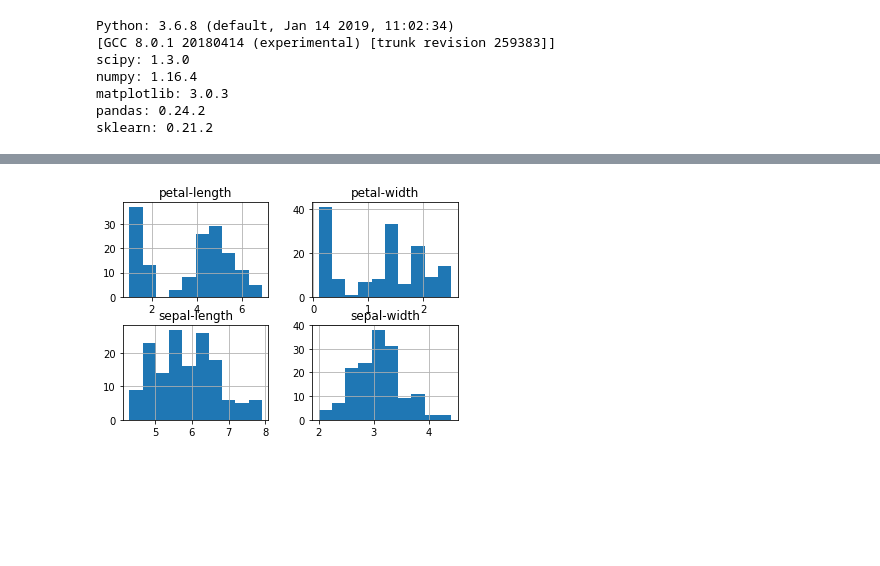
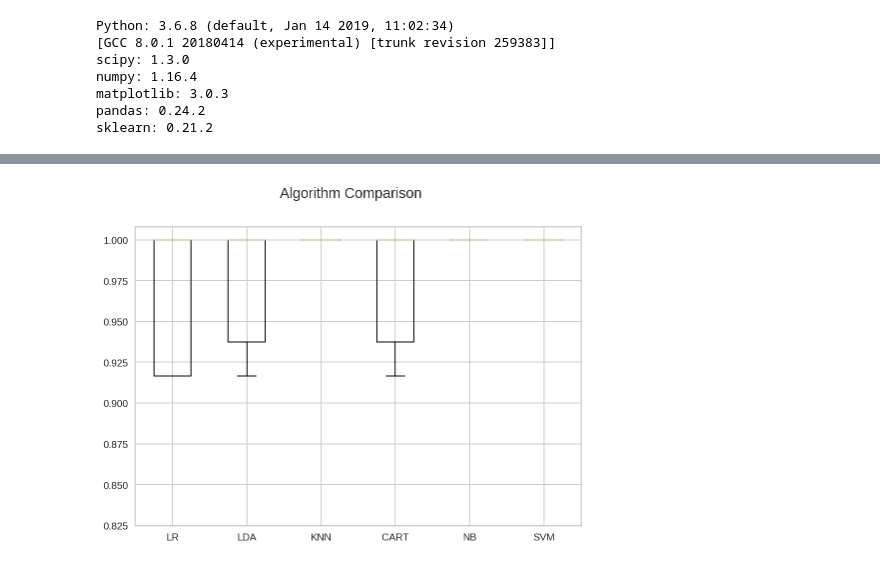
Before and after one commit to ankithmenon/ml_iris_dataset, a Jupyter notebook: ml_iris_dataset.ipynb, the cells around one changed output, grey strips where cells are left out. Saved outputs shown, nothing was run; the diff lists cells and outputs as text; code cells hidden in the pictures; blank space fills up the shorter version.

```diff
--- a/ml_iris_dataset.ipynb
+++ b/ml_iris_dataset.ipynb
@@ -49,16 +49,16 @@ url = "https://raw.githubusercontent.com/jbrownlee/Datasets/master/iris.csv"
 names = ['sepal-length', 'sepal-width', 'petal-length', 'petal-width', 'class']
 dataset = pandas.read_csv(url, names=names)
 
-#shape
+# shape
 print(dataset.shape)
 
-#head
-#print(dataset.head(20))
+# head
+print(dataset.head(3))
 
-#descriptions
+# descriptions
 #print(dataset.describe())
 
-#class distribution
+# class distribution
 #print(dataset.groupby('class').size())
 
 # box and whisker plots
@@ -66,7 +66,69 @@ print(dataset.shape)
 #plt.show()
 
 # histograms
-dataset.hist()
+#dataset.hist()
+#plt.show()
+
+# scatter plot matrix
+#scatter_matrix(dataset)
+#plt.show()
+
+# Split-out validation dataset
+array = dataset.values
+X = array[:,0:4]
+Y = array[:,4]
+validation_size = 0.20
+seed =7
+X_train, X_validation, Y_train, Y_validation = model_selection.train_test_split(X,
+                                                                                Y,
+                                                                                test_size = validation_size,
+                                                                                random_state = seed)
+
+#print(X_train[0])
+#print(X_validation[0])
+#print(Y_train[0])
+#print(Y_validation[0
+
+# Test options and evaluation metric
+seed = 7
+scoring = 'accuracy'
+
+
+# Spot Check Algorithms
+models = []
+models.append(('LR', LogisticRegression(solver='liblinear', multi_class='ovr')))
+models.append(('LDA', LinearDiscriminantAnalysis()))
+models.append(('KNN', KNeighborsClassifier()))
+models.append(('CART', DecisionTreeClassifier()))
+models.append(('NB', GaussianNB()))
+models.append(('SVM', SVC(gamma='auto')))
+# evaluate each model in turn
+results = []
+names = []
+for name, model in models:
+	kfold = model_selection.KFold(n_splits=10, random_state=seed)
+	cv_results = model_selection.cross_val_score(model, X_train, Y_train, cv=kfold, scoring=scoring)
+	results.append(cv_results)
+	names.append(name)
+	msg = "%s: %f (%f)" % (name, cv_results.mean(), cv_results.std())
+	print(msg)
+
+
+# Compare Algorithms
+fig = plt.figure()
+fig.suptitle('Algorithm Comparison')
+ax = fig.add_subplot(111)
+plt.boxplot(results)
+ax.set_xticklabels(names)
 plt.show()
+
+
+# Make predictions on validation dataset
+knn = KNeighborsClassifier()
+knn.fit(X_train, Y_train)
+predictions = knn.predict(X_validation)
+print(accuracy_score(Y_validation, predictions))
+print(confusion_matrix(Y_validation, predictions))
+print(classification_report(Y_validation, predictions))
 # %% [output]
 (150, 5)
@@ -73 +151 @@ plt.show()
-[figure, old version]
+[figure, new version]
```
Also changed, not shown: parts of 1 cell of this notebook.
